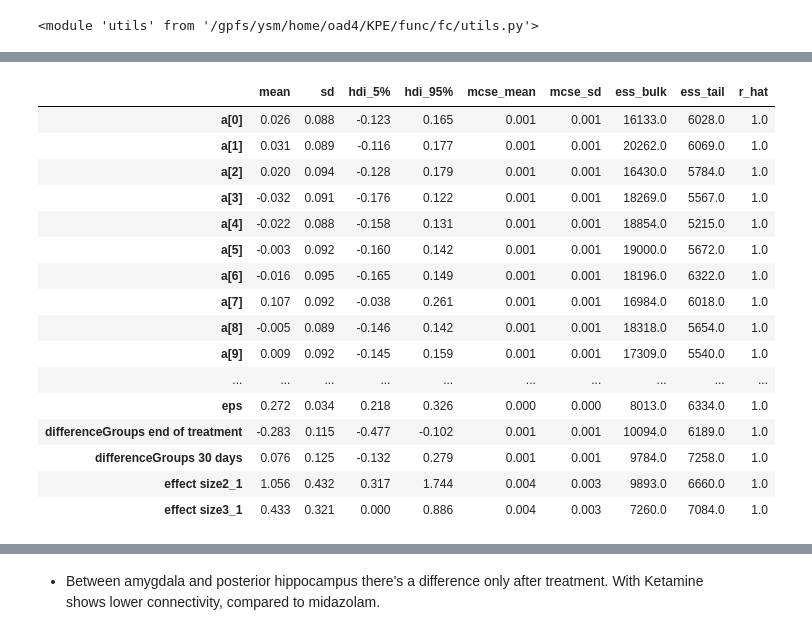
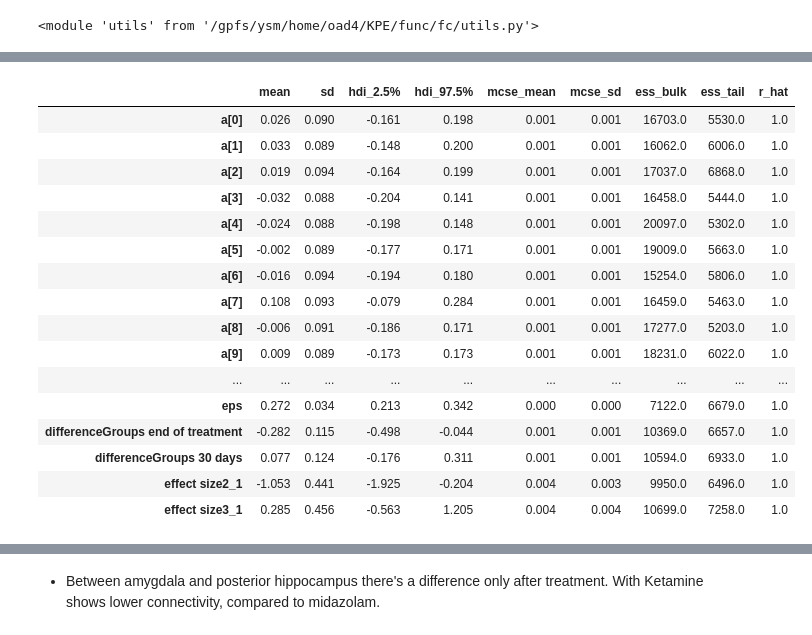
Before and after one commit to orduek/KPE, a Jupyter notebook: func/fc/FC_StatsAnalysis.ipynb, the cells around one changed output, grey strips where cells are left out. Cells and saved outputs as stored; diff of their text form; code cells hidden in the pictures.

```diff
--- a/func/fc/FC_StatsAnalysis.ipynb
+++ b/func/fc/FC_StatsAnalysis.ipynb
@@ -145,20 +157,20 @@ Sampling 4 chains for 1_000 tune and 2_000 draw iterations (4_000 + 8_000 draws
 # %%
-az.summary(trace, hdi_prob = .9)
+az.summary(trace, hdi_prob = .95)
 # %% [output]
-|  | mean | sd | hdi_5% | hdi_95% | mcse_mean | mcse_sd | ess_bulk | ess_tail | r_hat |
-| a[0] | 0.026 | 0.088 | -0.123 | 0.165 | 0.001 | 0.001 | 16133.0 | 6028.0 | 1.0 |
-| a[1] | 0.031 | 0.089 | -0.116 | 0.177 | 0.001 | 0.001 | 20262.0 | 6069.0 | 1.0 |
-| a[2] | 0.020 | 0.094 | -0.128 | 0.179 | 0.001 | 0.001 | 16430.0 | 5784.0 | 1.0 |
-| a[3] | -0.032 | 0.091 | -0.176 | 0.122 | 0.001 | 0.001 | 18269.0 | 5567.0 | 1.0 |
-| a[4] | -0.022 | 0.088 | -0.158 | 0.131 | 0.001 | 0.001 | 18854.0 | 5215.0 | 1.0 |
-| a[5] | -0.003 | 0.092 | -0.160 | 0.142 | 0.001 | 0.001 | 19000.0 | 5672.0 | 1.0 |
-| a[6] | -0.016 | 0.095 | -0.165 | 0.149 | 0.001 | 0.001 | 18196.0 | 6322.0 | 1.0 |
-| a[7] | 0.107 | 0.092 | -0.038 | 0.261 | 0.001 | 0.001 | 16984.0 | 6018.0 | 1.0 |
-| a[8] | -0.005 | 0.089 | -0.146 | 0.142 | 0.001 | 0.001 | 18318.0 | 5654.0 | 1.0 |
-| a[9] | 0.009 | 0.092 | -0.145 | 0.159 | 0.001 | 0.001 | 17309.0 | 5540.0 | 1.0 |
+|  | mean | sd | hdi_2.5% | hdi_97.5% | mcse_mean | mcse_sd | ess_bulk | ess_tail | r_hat |
+| a[0] | 0.026 | 0.090 | -0.161 | 0.198 | 0.001 | 0.001 | 16703.0 | 5530.0 | 1.0 |
+| a[1] | 0.033 | 0.089 | -0.148 | 0.200 | 0.001 | 0.001 | 16062.0 | 6006.0 | 1.0 |
+| a[2] | 0.019 | 0.094 | -0.164 | 0.199 | 0.001 | 0.001 | 17037.0 | 6868.0 | 1.0 |
+| a[3] | -0.032 | 0.088 | -0.204 | 0.141 | 0.001 | 0.001 | 16458.0 | 5444.0 | 1.0 |
+| a[4] | -0.024 | 0.088 | -0.198 | 0.148 | 0.001 | 0.001 | 20097.0 | 5302.0 | 1.0 |
+| a[5] | -0.002 | 0.089 | -0.177 | 0.171 | 0.001 | 0.001 | 19009.0 | 5663.0 | 1.0 |
+| a[6] | -0.016 | 0.094 | -0.194 | 0.180 | 0.001 | 0.001 | 15254.0 | 5806.0 | 1.0 |
+| a[7] | 0.108 | 0.093 | -0.079 | 0.284 | 0.001 | 0.001 | 16459.0 | 5463.0 | 1.0 |
+| a[8] | -0.006 | 0.091 | -0.186 | 0.171 | 0.001 | 0.001 | 17277.0 | 5203.0 | 1.0 |
+| a[9] | 0.009 | 0.089 | -0.173 | 0.173 | 0.001 | 0.001 | 18231.0 | 6022.0 | 1.0 |
 | ... | ... | ... | ... | ... | ... | ... | ... | ... | ... |
-| eps | 0.272 | 0.034 | 0.218 | 0.326 | 0.000 | 0.000 | 8013.0 | 6334.0 | 1.0 |
-| differenceGroups end of treatment | -0.283 | 0.115 | -0.477 | -0.102 | 0.001 | 0.001 | 10094.0 | 6189.0 | 1.0 |
-| differenceGroups 30 days | 0.076 | 0.125 | -0.132 | 0.279 | 0.001 | 0.001 | 9784.0 | 7258.0 | 1.0 |
-| effect size2_1 | 1.056 | 0.432 | 0.317 | 1.744 | 0.004 | 0.003 | 9893.0 | 6660.0 | 1.0 |
-| effect size3_1 | 0.433 | 0.321 | 0.000 | 0.886 | 0.004 | 0.003 | 7260.0 | 7084.0 | 1.0 |
+| eps | 0.272 | 0.034 | 0.213 | 0.342 | 0.000 | 0.000 | 7122.0 | 6679.0 | 1.0 |
+| differenceGroups end of treatment | -0.282 | 0.115 | -0.498 | -0.044 | 0.001 | 0.001 | 10369.0 | 6657.0 | 1.0 |
+| differenceGroups 30 days | 0.077 | 0.124 | -0.176 | 0.311 | 0.001 | 0.001 | 10594.0 | 6933.0 | 1.0 |
+| effect size2_1 | -1.053 | 0.441 | -1.925 | -0.204 | 0.004 | 0.003 | 9950.0 | 6496.0 | 1.0 |
+| effect size3_1 | 0.285 | 0.456 | -0.563 | 1.205 | 0.004 | 0.004 | 10699.0 | 7258.0 | 1.0 |
```
Also changed, not shown: parts of 65 cells of this notebook, 2 other files.
